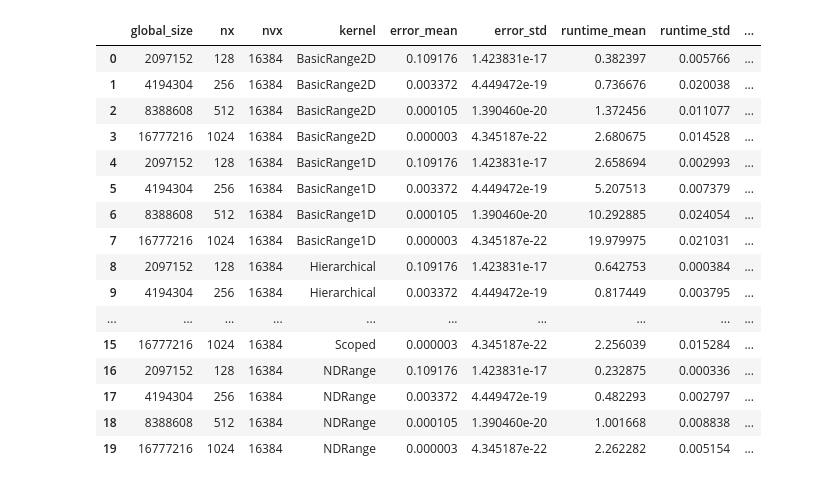
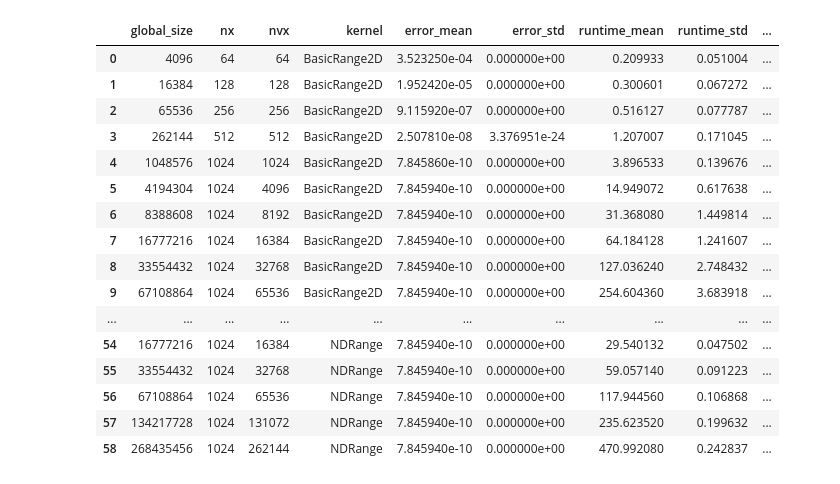
Before and after one commit to Maison-de-la-Simulation/parallel-advection, a Jupyter notebook: benchmark/read_pandas_csv.ipynb, the cells around one changed output. Cells and saved outputs as stored; diff of their text form; code cells hidden in the pictures.

```diff
--- a/benchmark/read_pandas_csv.ipynb
+++ b/benchmark/read_pandas_csv.ipynb
@@ -5,21 +15,22 @@ import numpy as np
 # %%
-df = pd.read_csv("log/describe_all_gpu.csv")
+# df = pd.read_csv("log/describe_all_gpu.csv")
+df = pd.read_csv("log/describe_all_cpu_ruche.csv")
 df
 # %% [output]
 |  | global_size | nx | nvx | kernel | error_mean | error_std | runtime_mean | runtime_std | ... |
-| 0 | 2097152 | 128 | 16384 | BasicRange2D | 0.109176 | 1.423831e-17 | 0.382397 | 0.005766 | ... |
-| 1 | 4194304 | 256 | 16384 | BasicRange2D | 0.003372 | 4.449472e-19 | 0.736676 | 0.020038 | ... |
-| 2 | 8388608 | 512 | 16384 | BasicRange2D | 0.000105 | 1.390460e-20 | 1.372456 | 0.011077 | ... |
-| 3 | 16777216 | 1024 | 16384 | BasicRange2D | 0.000003 | 4.345187e-22 | 2.680675 | 0.014528 | ... |
-| 4 | 2097152 | 128 | 16384 | BasicRange1D | 0.109176 | 1.423831e-17 | 2.658694 | 0.002993 | ... |
-| 5 | 4194304 | 256 | 16384 | BasicRange1D | 0.003372 | 4.449472e-19 | 5.207513 | 0.007379 | ... |
-| 6 | 8388608 | 512 | 16384 | BasicRange1D | 0.000105 | 1.390460e-20 | 10.292885 | 0.024054 | ... |
-| 7 | 16777216 | 1024 | 16384 | BasicRange1D | 0.000003 | 4.345187e-22 | 19.979975 | 0.021031 | ... |
-| 8 | 2097152 | 128 | 16384 | Hierarchical | 0.109176 | 1.423831e-17 | 0.642753 | 0.000384 | ... |
-| 9 | 4194304 | 256 | 16384 | Hierarchical | 0.003372 | 4.449472e-19 | 0.817449 | 0.003795 | ... |
+| 0 | 4096 | 64 | 64 | BasicRange2D | 3.523250e-04 | 0.000000e+00 | 0.209933 | 0.051004 | ... |
+| 1 | 16384 | 128 | 128 | BasicRange2D | 1.952420e-05 | 0.000000e+00 | 0.300601 | 0.067272 | ... |
+| 2 | 65536 | 256 | 256 | BasicRange2D | 9.115920e-07 | 0.000000e+00 | 0.516127 | 0.077787 | ... |
+| 3 | 262144 | 512 | 512 | BasicRange2D | 2.507810e-08 | 3.376951e-24 | 1.207007 | 0.171045 | ... |
+| 4 | 1048576 | 1024 | 1024 | BasicRange2D | 7.845860e-10 | 0.000000e+00 | 3.896533 | 0.139676 | ... |
+| 5 | 4194304 | 1024 | 4096 | BasicRange2D | 7.845940e-10 | 0.000000e+00 | 14.949072 | 0.617638 | ... |
+| 6 | 8388608 | 1024 | 8192 | BasicRange2D | 7.845940e-10 | 0.000000e+00 | 31.368080 | 1.449814 | ... |
+| 7 | 16777216 | 1024 | 16384 | BasicRange2D | 7.845940e-10 | 0.000000e+00 | 64.184128 | 1.241607 | ... |
+| 8 | 33554432 | 1024 | 32768 | BasicRange2D | 7.845940e-10 | 0.000000e+00 | 127.036240 | 2.748432 | ... |
+| 9 | 67108864 | 1024 | 65536 | BasicRange2D | 7.845940e-10 | 0.000000e+00 | 254.604360 | 3.683918 | ... |
 | ... | ... | ... | ... | ... | ... | ... | ... | ... | ... |
-| 15 | 16777216 | 1024 | 16384 | Scoped | 0.000003 | 4.345187e-22 | 2.256039 | 0.015284 | ... |
-| 16 | 2097152 | 128 | 16384 | NDRange | 0.109176 | 1.423831e-17 | 0.232875 | 0.000336 | ... |
-| 17 | 4194304 | 256 | 16384 | NDRange | 0.003372 | 4.449472e-19 | 0.482293 | 0.002797 | ... |
-| 18 | 8388608 | 512 | 16384 | NDRange | 0.000105 | 1.390460e-20 | 1.001668 | 0.008838 | ... |
-| 19 | 16777216 | 1024 | 16384 | NDRange | 0.000003 | 4.345187e-22 | 2.262282 | 0.005154 | ... |
+| 54 | 16777216 | 1024 | 16384 | NDRange | 7.845940e-10 | 0.000000e+00 | 29.540132 | 0.047502 | ... |
+| 55 | 33554432 | 1024 | 32768 | NDRange | 7.845940e-10 | 0.000000e+00 | 59.057140 | 0.091223 | ... |
+| 56 | 67108864 | 1024 | 65536 | NDRange | 7.845940e-10 | 0.000000e+00 | 117.944560 | 0.106868 | ... |
+| 57 | 134217728 | 1024 | 131072 | NDRange | 7.845940e-10 | 0.000000e+00 | 235.623520 | 0.199632 | ... |
+| 58 | 268435456 | 1024 | 262144 | NDRange | 7.845940e-10 | 0.000000e+00 | 470.992080 | 0.242837 | ... |
```
Also changed, not shown: parts of 5 cells of this notebook.
